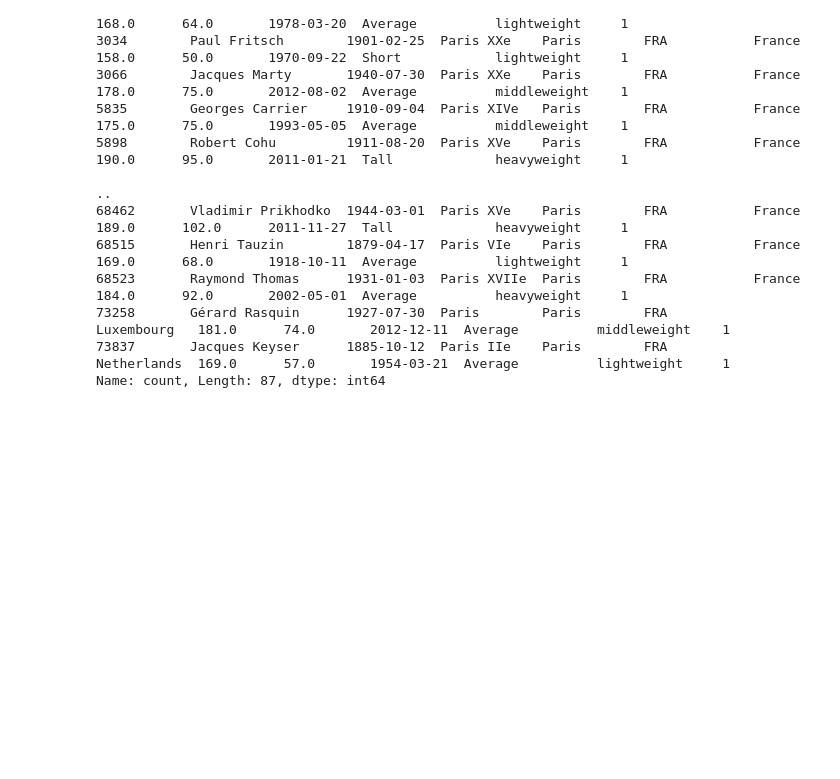
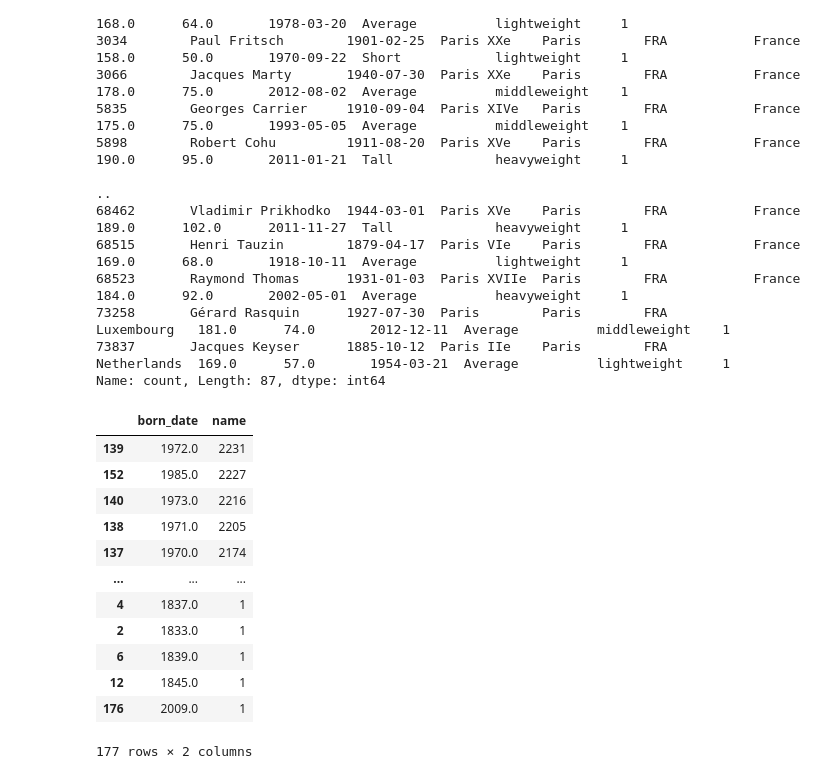
Before and after one commit to PabloTassi/complete-pandas-tutorial, a Jupyter notebook: tuto_pablo.ipynb, the cells around one changed output. Drawn from its saved outputs; the diff is of its cells as text; code cells hidden in the pictures; blank space fills up the shorter version.

```diff
--- a/tuto_pablo.ipynb
+++ b/tuto_pablo.ipynb
@@ -271,3 +271,20 @@ athlete_id  name                born_date   born_city    born_region  born_count
 73258       Gérard Rasquin      1927-07-30  Paris        Paris        FRA           Luxembourg   181.0      74.0       2012-12-11  Average          middleweight    1
 73837       Jacques Keyser      1885-10-12  Paris IIe    Paris        FRA           Netherlands  169.0      57.0       1954-03-21  Average          lightweight     1
 Name: count, Length: 87, dtype: int64
+# %%
+bios['born_date'] = pd.to_datetime(bios['born_date'])
+bios.groupby(bios['born_date'].dt.year)['name'].count().reset_index().sort_values('name', ascending=False)
+# %% [output]
+|  | born_date | name |
+| 139 | 1972.0 | 2231 |
+| 152 | 1985.0 | 2227 |
+| 140 | 1973.0 | 2216 |
+| 138 | 1971.0 | 2205 |
+| 137 | 1970.0 | 2174 |
+| ... | ... | ... |
+| 4 | 1837.0 | 1 |
+| 2 | 1833.0 | 1 |
+| 6 | 1839.0 | 1 |
+| 12 | 1845.0 | 1 |
+| 176 | 2009.0 | 1 |
+177 rows × 2 columns
```
